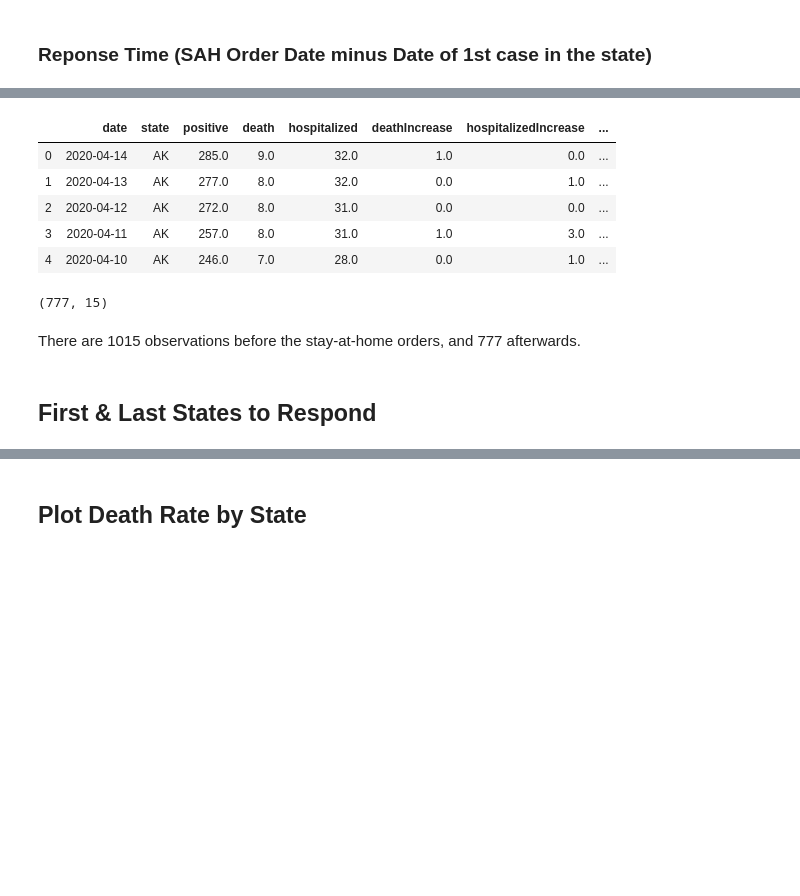
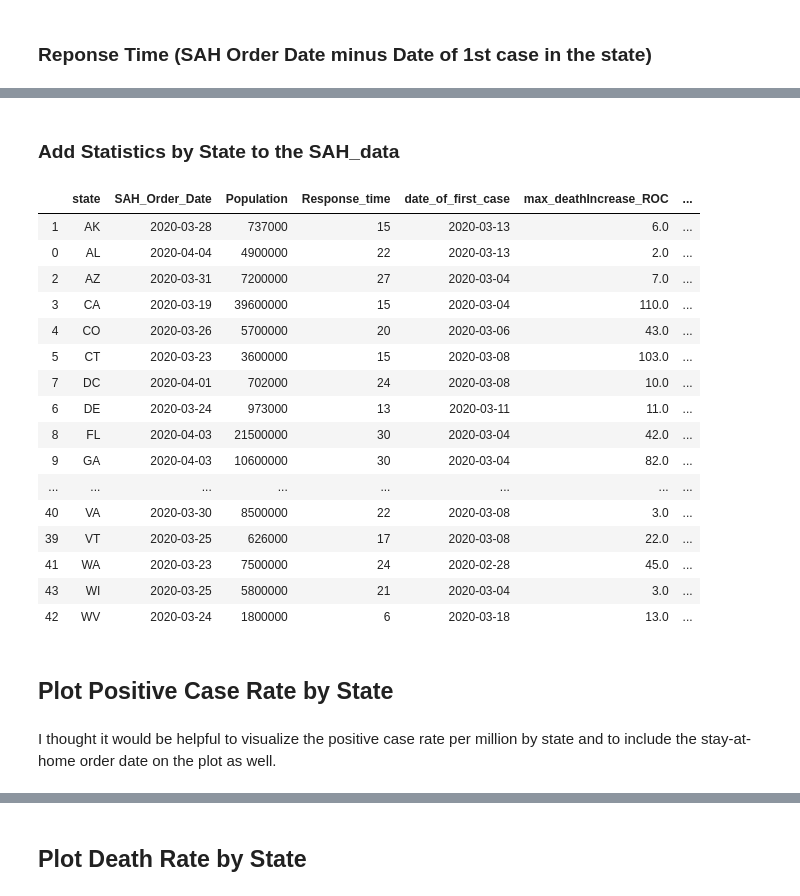
Before and after one commit to camzman/py4ds, a Jupyter notebook: PythonProject - Requests.ipynb, the cells around one changed output, grey strips where cells are left out. Drawn from its saved outputs; the diff is of its cells as text; code cells hidden in the pictures; blank space fills up the shorter version.

```diff
--- a/PythonProject - Requests.ipynb
+++ b/PythonProject - Requests.ipynb
@@ -298,21 +276,0 @@ after_SAH(row1)
-# %%
-data['after_SAH_Order'] = data.apply(after_SAH, axis = 1)
-data.head()
-# %% [output]
-|  | date | state | positive | death | hospitalized | deathIncrease | hospitalizedIncrease | ... |
-| 0 | 2020-04-14 | AK | 285.0 | 9.0 | 32.0 | 1.0 | 0.0 | ... |
-| 1 | 2020-04-13 | AK | 277.0 | 8.0 | 32.0 | 0.0 | 1.0 | ... |
-| 2 | 2020-04-12 | AK | 272.0 | 8.0 | 31.0 | 0.0 | 0.0 | ... |
-| 3 | 2020-04-11 | AK | 257.0 | 8.0 | 31.0 | 1.0 | 3.0 | ... |
-| 4 | 2020-04-10 | AK | 246.0 | 7.0 | 28.0 | 0.0 | 1.0 | ... |
-# %%
-# Divide data into before and after the stay at home orders in each state
-before_SAH_data = data.loc[data['after_SAH_Order'] == 0]
-after_SAH_data = data.loc[data['after_SAH_Order'] == 1]
-after_SAH_data.shape
-# %% [output]
-(777, 15)
-# %% [markdown]
-There are 1015 observations before the stay-at-home orders, and 777 afterwards.
-# %% [markdown]
-## First & Last States to Respond
@@ -322 +277,49 @@ last_response = SAH_data[SAH_data['SAH_Order_Date'] == max(SAH_data['SAH_Order_D
+# %% [markdown]
+### Add Statistics by State to the SAH_data
+# %%
+# Get totals for each state
+max_deaths_rt = data.groupby('state', as_index = False)['deathIncrease_ROC'].max() # Maximum death rate by state
+total_deaths_per_M = data.groupby('state', as_index = False)['deaths_per_M'].max() # Maximum deaths per million
+max_death_rt_per_M = data.groupby('state', as_index = False)['death_rt_per_M'].max() # maximum death rate per million
+max_deathIncrease_ROC_per_M = data.groupby('state', as_index = False)['deathIncrease_ROC_per_M'].max() # Maximum death rate ROC (2nd der.)
+total_positive = data.groupby('state', as_index = False)['positive'].max() # Total positive cases
+total_positive_per_M = data.groupby('state', as_index = False)['positive_per_M'].max() # Total positive cases per million
+total_hospitalized = data.groupby('state', as_index = False)['hospitalized'].max() # Total positive cases
+total_hospitalized_per_M = data.groupby('state', as_index = False)['hospitalized_per_M'].max() # Total positive cases per million
+max_positive_rt_per_M = data.groupby('state', as_index = False)['positive_rt_per_M'].max() # maximum positive case rate per million
+
+# Add to SAH dataset
+SAH_data['max_deathIncrease_ROC'] = pd.DataFrame(max_deaths_rt['deathIncrease_ROC'])
+SAH_data['total_deaths_per_M'] = pd.DataFrame(total_deaths_per_M['deaths_per_M'])
+SAH_data['max_death_rt_per_M'] = pd.DataFrame(max_death_rt_per_M['death_rt_per_M'])
+SAH_data['max_deathIncrease_ROC_per_M'] = pd.DataFrame(max_deathIncrease_ROC_per_M['deathIncrease_ROC_per_M'])
+SAH_data['total_positive'] = pd.DataFrame(total_positive['positive'])
+SAH_data['total_positive_per_M'] = pd.DataFrame(total_positive_per_M['positive_per_M'])
+SAH_data['total_hospitalized'] = pd.DataFrame(total_hospitalized['hospitalized'])
+SAH_data['total_hospitalized_per_M'] = pd.DataFrame(total_hospitalized_per_M['hospitalized_per_M'])
+SAH_data['max_positive_rt_per_M'] = pd.DataFrame(max_positive_rt_per_M['positive_rt_per_M'])
+
+SAH_data
+# %% [output]
+|  | state | SAH_Order_Date | Population | Response_time | date_of_first_case | max_deathIncrease_ROC | ... |
+| 1 | AK | 2020-03-28 | 737000 | 15 | 2020-03-13 | 6.0 | ... |
+| 0 | AL | 2020-04-04 | 4900000 | 22 | 2020-03-13 | 2.0 | ... |
+| 2 | AZ | 2020-03-31 | 7200000 | 27 | 2020-03-04 | 7.0 | ... |
+| 3 | CA | 2020-03-19 | 39600000 | 15 | 2020-03-04 | 110.0 | ... |
+| 4 | CO | 2020-03-26 | 5700000 | 20 | 2020-03-06 | 43.0 | ... |
+| 5 | CT | 2020-03-23 | 3600000 | 15 | 2020-03-08 | 103.0 | ... |
+| 7 | DC | 2020-04-01 | 702000 | 24 | 2020-03-08 | 10.0 | ... |
+| 6 | DE | 2020-03-24 | 973000 | 13 | 2020-03-11 | 11.0 | ... |
+| 8 | FL | 2020-04-03 | 21500000 | 30 | 2020-03-04 | 42.0 | ... |
+| 9 | GA | 2020-04-03 | 10600000 | 30 | 2020-03-04 | 82.0 | ... |
+| ... | ... | ... | ... | ... | ... | ... | ... |
+| 40 | VA | 2020-03-30 | 8500000 | 22 | 2020-03-08 | 3.0 | ... |
+| 39 | VT | 2020-03-25 | 626000 | 17 | 2020-03-08 | 22.0 | ... |
+| 41 | WA | 2020-03-23 | 7500000 | 24 | 2020-02-28 | 45.0 | ... |
+| 43 | WI | 2020-03-25 | 5800000 | 21 | 2020-03-04 | 3.0 | ... |
+| 42 | WV | 2020-03-24 | 1800000 | 6 | 2020-03-18 | 13.0 | ... |
+# %% [markdown]
+## Plot Positive Case Rate by State
+# %% [markdown]
+I thought it would be helpful to visualize the positive case rate per million by state and to include the stay-at-home order date on the plot as well.
 # %%
```
Also changed, not shown: parts of 39 cells of this notebook.
